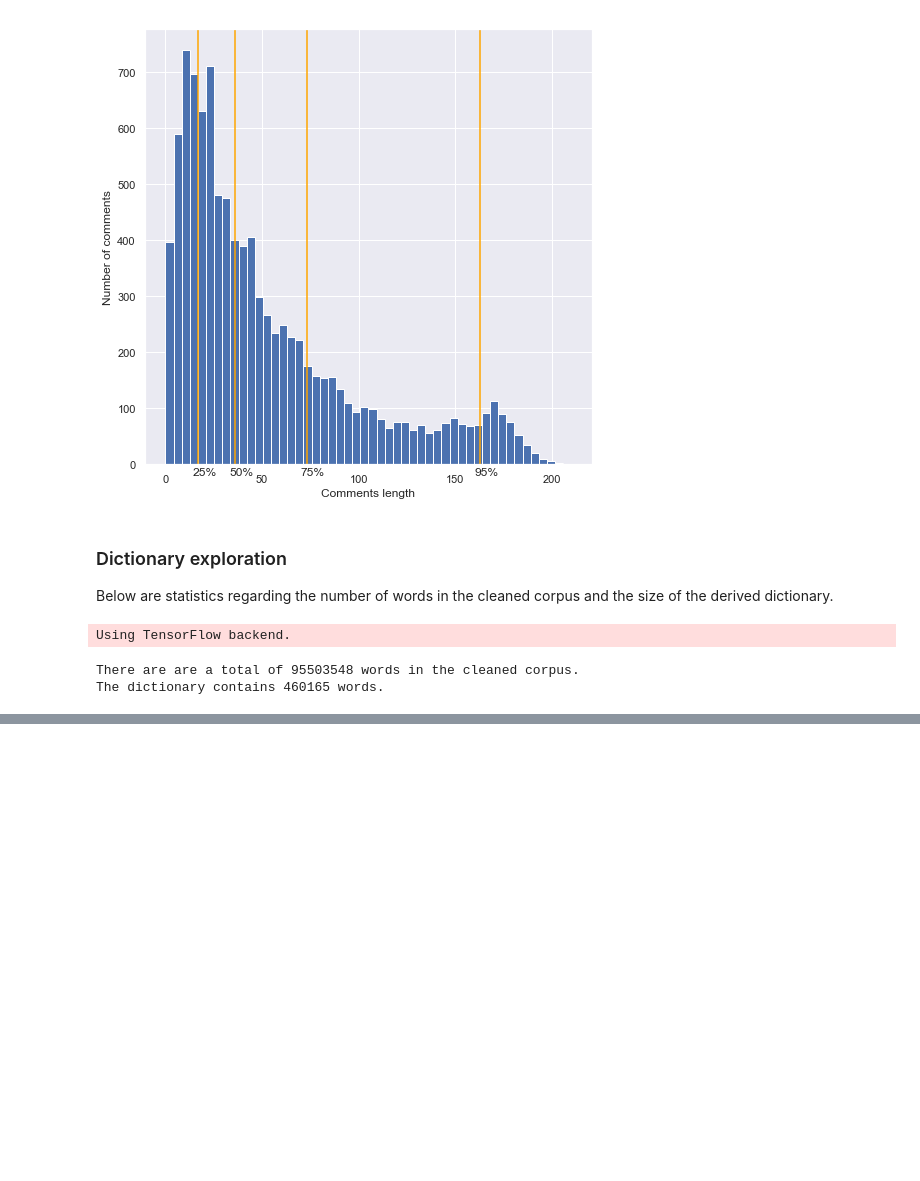
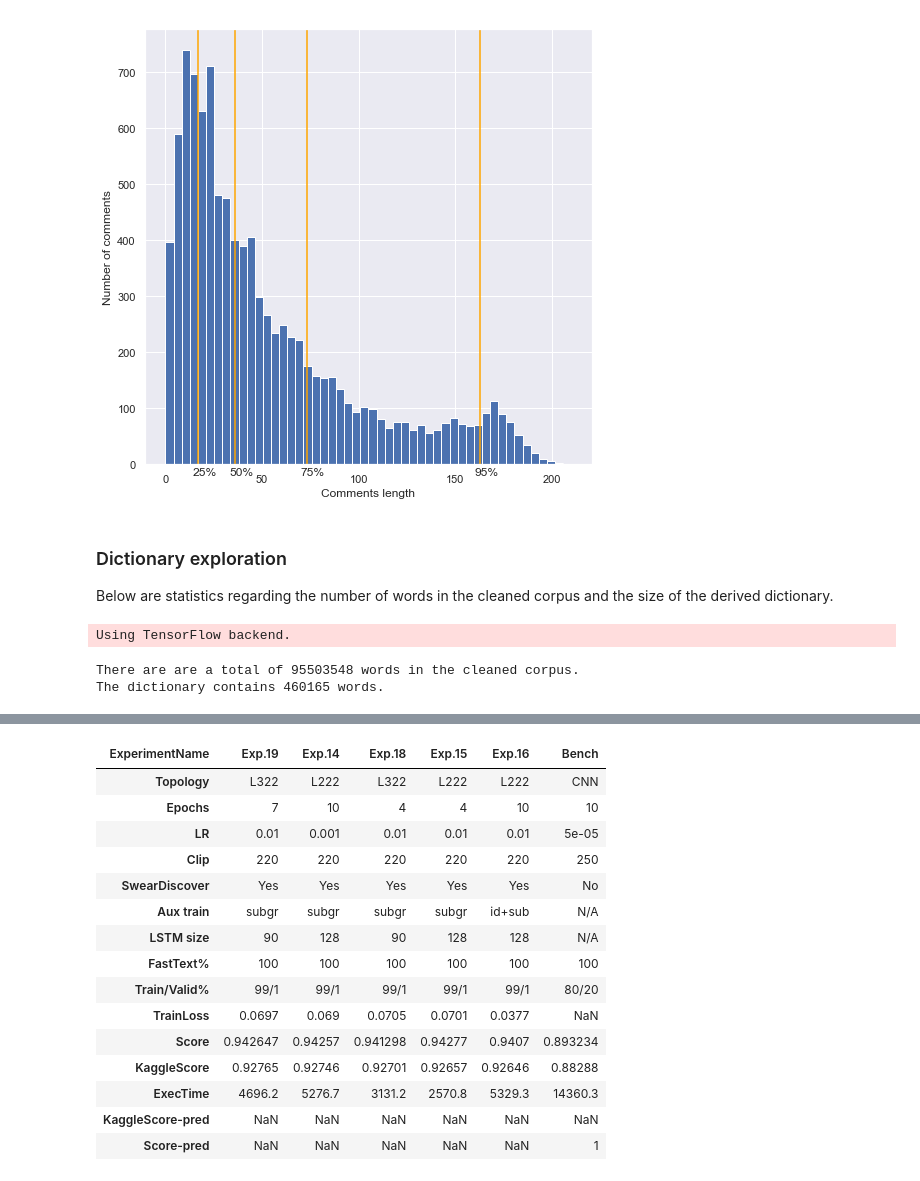
Before and after one commit to gromag/Machine-Learning-Engineer-Capstone-Project-Udacity, a Jupyter notebook: Capstone-Project.ipynb, the cells around one changed output, grey strips where cells are left out. Drawn from its saved outputs; the diff is of its cells as text; code cells hidden in the pictures; blank space fills up the shorter version.

```diff
--- a/Capstone-Project.ipynb
+++ b/Capstone-Project.ipynb
@@ -632,0 +725,76 @@ Project report follows a well-organized structure and would be readily understoo
+# %%
+import pandas as pd
+
+def predict_blanks(d, xlab, ylab):
+    from sklearn import datasets, linear_model
+    import numpy as np
+    d = d.copy()
+    dc = d[(d[xlab] > 0) & (d[ylab] > 0)]
+    X = np.array(dc[[xlab]]).reshape(-1, 1)
+    regr = linear_model.LinearRegression()
+    regr.fit(X, dc[ylab])
+    dcc = d[(d[xlab] > 0) & (np.isnan(d[ylab]))]
+    pred = regr.predict(np.array(dcc[xlab]).reshape(-1, 1))
+    d.loc[dcc.index.values.astype(int), ylab] = pred
+    d.loc[dcc.index.values.astype(int), ylab + '-pred'] = 1
+    return d
+
+
+cols =["ExperimentName", "Topology", "Epochs", "LR", "Clip", "SwearDiscover", "Aux train", "LSTM size", "FastText%", "Train/Valid%", "TrainLoss", "Score", "KaggleScore", "ExecTime"]
+data =[
+    ("Bench", "CNN", 10, 0.00005, 250, "No", "N/A", "N/A", 100, "80/20", None, None, 0.88288, 14360.3 ),
+    ("Exp. 0", "L222", 10, 0.001, 100, "No", "N/A", 128, 100, "99/1", 0.0841, None, None, None ),
+    ("Exp. 1", "L222",10, 0.001, 100, "No", "N/A", 128, 100, "99/1", 0.0841, None, None, None ),
+    ("Exp. 2", "L222",10, 0.001, 220, "No", "N/A", 128, 100, "99/1", 0.0807, None, None, None ),
+    ("Exp. 3", "L222",20, 0.001, 220, "No", "N/A",  128, 100, "100/0", 0.0802, None, None, 9796.3 ),
+    ("Exp. 4", "L222",14, 0.001, 220, "No", "N/A",  128, 100, "100/0", 0.0805, None, 0.92471, 7221.6 ),
+    ("Exp. 5", "L222",10, 0.001, 220, "No", "N/A",  128, 100, "90/10", 0.0807, 0.93621, 0.92329, 5296.5 ),
+    ("Exp. 6", "L222",10, 0.001, 220, "No", "N/A",  128, 100, "99/1", 0.0805, 0.9420, 0.92383, 5296.5 ),
+    ("Exp. 7", "L222",10, 0.001, 220, "Yes", "N/A",  128, 100, "99/1", 0.0803, 0.94237, 0.92504, 5464.4 ),
+    ("Exp. 8", "L222",10, 0.01, 220, "Yes", "N/A",  200, 100, "99/1", 0.0766, 0.94081, None, 9438.9 ),
+    ("Exp. 9", "L222",10, 0.01, 200, "Yes", "N/A",  200, 100, "99/1", 0.0765, 0.93801, None, 9246.6 ),
+    ("Exp.10", "L222",10, 0.01, 200, "Yes", "N/A",  150, 100, "99/1", 0.0789, 0.93840, 0.92445, 6577.9 ),
+    ("Exp.11", "L222",13, 0.01, 200, "Yes", "N/A",  128, 100, "99/1", 0.0801, 0.94324, 0.92471, 6212.6),
+    ("Exp.12", "L222",7, 0.01, 200, "Yes", "N/A",  200, 100, "99/1", 0.0781, 0.93834, 0.92409, 6208.5),
+    ("Exp.13", "L222",10, 0.001, 220, "Yes", "ident",  128, 100, "99/1", 0.0199, 0.94019, 0.92382, 5286.5),
+    ("Exp.14", "L222",10, 0.001, 220, "Yes", "subgr",  128, 100, "99/1", 0.0690, 0.94257, 0.92746, 5276.7),
+    ("Exp.15", "L222",4, 0.01, 220, "Yes", "subgr",  128, 100, "99/1", 0.0701, 0.94277, 0.92657, 2570.8),
+    ("Exp.16", "L222",10, 0.01, 220, "Yes", "id+sub",  128, 100, "99/1", 0.0377, 0.94070, 0.92646, 5329.3),
+    ("Exp.17", "L112",10, 0.01, 220, "Yes", "subgr",  128, 100, "99/1", 0.0724, 0.934737, 0.92131, 3333.9),
+    ("Exp.18", "L322",4, 0.01, 220, "Yes", "subgr",  90, 100, "99/1", 0.0705, 0.941298, 0.92701, 3131.2),
+    ("Exp.19", "L322",7, 0.01, 220, "Yes", "subgr",  90, 100, "99/1", 0.0697, 0.942647, 0.92765, 4696.2),
+
+]
+
+df = pd.DataFrame(data, columns= cols)
+
+f = predict_blanks(df, "Score", "KaggleScore")
+f = predict_blanks(f, "KaggleScore", "Score")
+f = f[(f["KaggleScore"] > 0) & (f["Score"] > 0)]
+fi = f.sort_values(by=["KaggleScore", "Score"], ascending=False)
+
+fi = pd.concat([fi[0:5], fi[fi["ExperimentName"] == "Bench"]])
+fi = fi.T
+
+fi.columns = fi.columns.astype(str)
+
+fi.columns = fi.loc["ExperimentName"]
+
+fi.iloc[fi.index != "ExperimentName"]
+# %% [output]
+| ExperimentName | Exp.19 | Exp.14 | Exp.18 | Exp.15 | Exp.16 | Bench |
+| Topology | L322 | L222 | L322 | L222 | L222 | CNN |
+| Epochs | 7 | 10 | 4 | 4 | 10 | 10 |
+| LR | 0.01 | 0.001 | 0.01 | 0.01 | 0.01 | 5e-05 |
+| Clip | 220 | 220 | 220 | 220 | 220 | 250 |
+| SwearDiscover | Yes | Yes | Yes | Yes | Yes | No |
+| Aux train | subgr | subgr | subgr | subgr | id+sub | N/A |
+| LSTM size | 90 | 128 | 90 | 128 | 128 | N/A |
+| FastText% | 100 | 100 | 100 | 100 | 100 | 100 |
+| Train/Valid% | 99/1 | 99/1 | 99/1 | 99/1 | 99/1 | 80/20 |
+| TrainLoss | 0.0697 | 0.069 | 0.0705 | 0.0701 | 0.0377 | NaN |
+| Score | 0.942647 | 0.94257 | 0.941298 | 0.94277 | 0.9407 | 0.893234 |
+| KaggleScore | 0.92765 | 0.92746 | 0.92701 | 0.92657 | 0.92646 | 0.88288 |
+| ExecTime | 4696.2 | 5276.7 | 3131.2 | 2570.8 | 5329.3 | 14360.3 |
+| KaggleScore-pred | NaN | NaN | NaN | NaN | NaN | NaN |
+| Score-pred | NaN | NaN | NaN | NaN | NaN | 1 |
```
Also changed, not shown: parts of 18 cells of this notebook, 1 other file.
